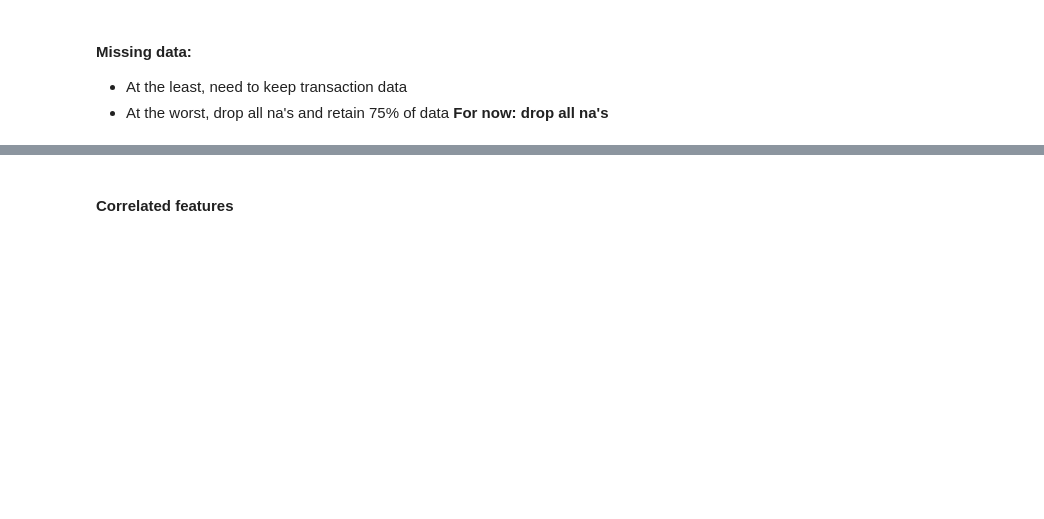
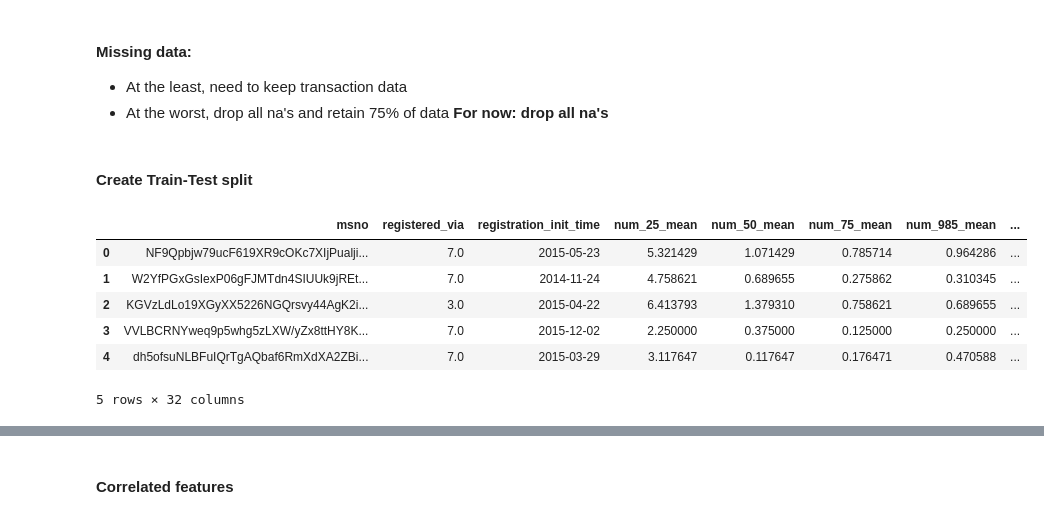
Before and after one commit to kbfreder/kaggle-customer-churn, a Jupyter notebook: 02-FeatureSelection.ipynb, the cells around one changed output, grey strips where cells are left out. Saved outputs shown, nothing was run; the diff lists cells and outputs as text; code cells hidden in the pictures; blank space fills up the shorter version.

```diff
--- a/02-FeatureSelection.ipynb
+++ b/02-FeatureSelection.ipynb
@@ -55,0 +106,2 @@ df_drop.reset_index(drop=True, inplace=True)
+# %% [markdown]
+#### Create Train-Test split
@@ -55,0 +110,23 @@ df_drop.reset_index(drop=True, inplace=True)
+# %%
+target = 'is_churn'
+y = df_drop[target]
+X = df_drop.drop(columns=target)
+
+X_train, X_test, y_train, y_test = train_test_split(X, y, test_size=0.3, random_state=12)
+
+# u.pkl_this('Data/X_train.pkl', X_train)
+# u.pkl_this('Data/X_test.pkl', X_test)
+# u.pkl_this('Data/y_train.pkl', y_train)
+# u.pkl_this('Data/y_test.pkl', y_test)
+
+df_train = X_train.join(y_train)
+df_train.reset_index(drop=True, inplace=True)
+df_train.head()
+# %% [output]
+|  | msno | registered_via | registration_init_time | num_25_mean | num_50_mean | num_75_mean | num_985_mean | ... |
+| 0 | NF9Qpbjw79ucF619XR9cOKc7XIjPualji... | 7.0 | 2015-05-23 | 5.321429 | 1.071429 | 0.785714 | 0.964286 | ... |
+| 1 | W2YfPGxGsIexP06gFJMTdn4SIUUk9jREt... | 7.0 | 2014-11-24 | 4.758621 | 0.689655 | 0.275862 | 0.310345 | ... |
+| 2 | KGVzLdLo19XGyXX5226NGQrsvy44AgK2i... | 3.0 | 2015-04-22 | 6.413793 | 1.379310 | 0.758621 | 0.689655 | ... |
+| 3 | VVLBCRNYweq9p5whg5zLXW/yZx8ttHY8K... | 7.0 | 2015-12-02 | 2.250000 | 0.375000 | 0.125000 | 0.250000 | ... |
+| 4 | dh5ofsuNLBFuIQrTgAQbaf6RmXdXA2ZBi... | 7.0 | 2015-03-29 | 3.117647 | 0.117647 | 0.176471 | 0.470588 | ... |
+5 rows × 32 columns
```
Also changed, not shown: parts of 52 cells of this notebook, 1 other file.
